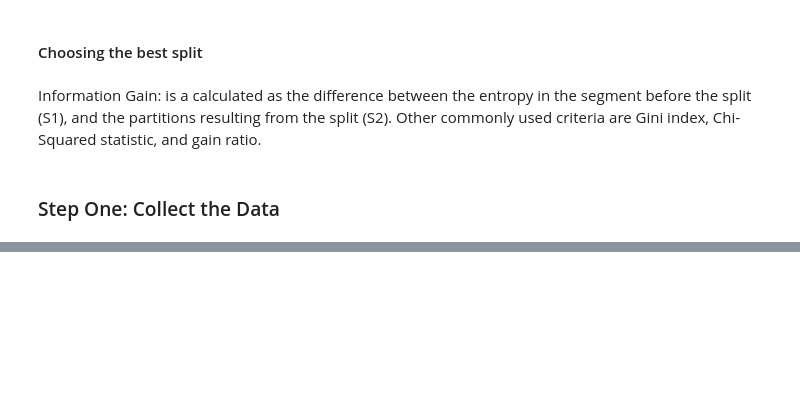
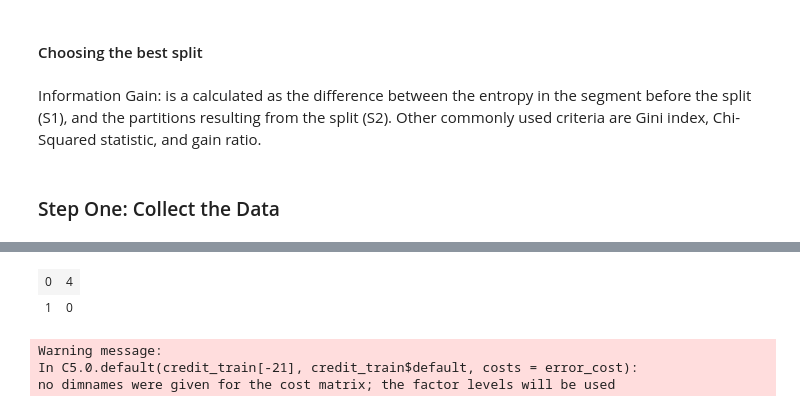
Before and after one commit to bradleyscot/machine_learing_r, a Jupyter notebook: machine_learning/Decision Trees and Rule Learners.ipynb, the cells around one changed output, grey strips where cells are left out. Saved outputs shown, nothing was run; the diff lists cells and outputs as text; code cells hidden in the pictures; blank space fills up the shorter version.

```diff
--- a/machine_learning/Decision Trees and Rule Learners.ipynb
+++ b/machine_learning/Decision Trees and Rule Learners.ipynb
@@ -55,0 +260,13 @@ str(credit)
+# %%
+ error_cost <- matrix(c(0, 1, 4, 0), nrow = 2)
+# %%
+error_cost
+# %% [output]
+| 0 | 4 |
+| 1 | 0 |
+# %%
+credit_cost <- C5.0(credit_train[-21], credit_train$default, costs = error_cost)
+# %% [output]
+Warning message:
+In C5.0.default(credit_train[-21], credit_train$default, costs = error_cost):
+no dimnames were given for the cost matrix; the factor levels will be used
```
Also changed, not shown: parts of 57 cells of this notebook.
